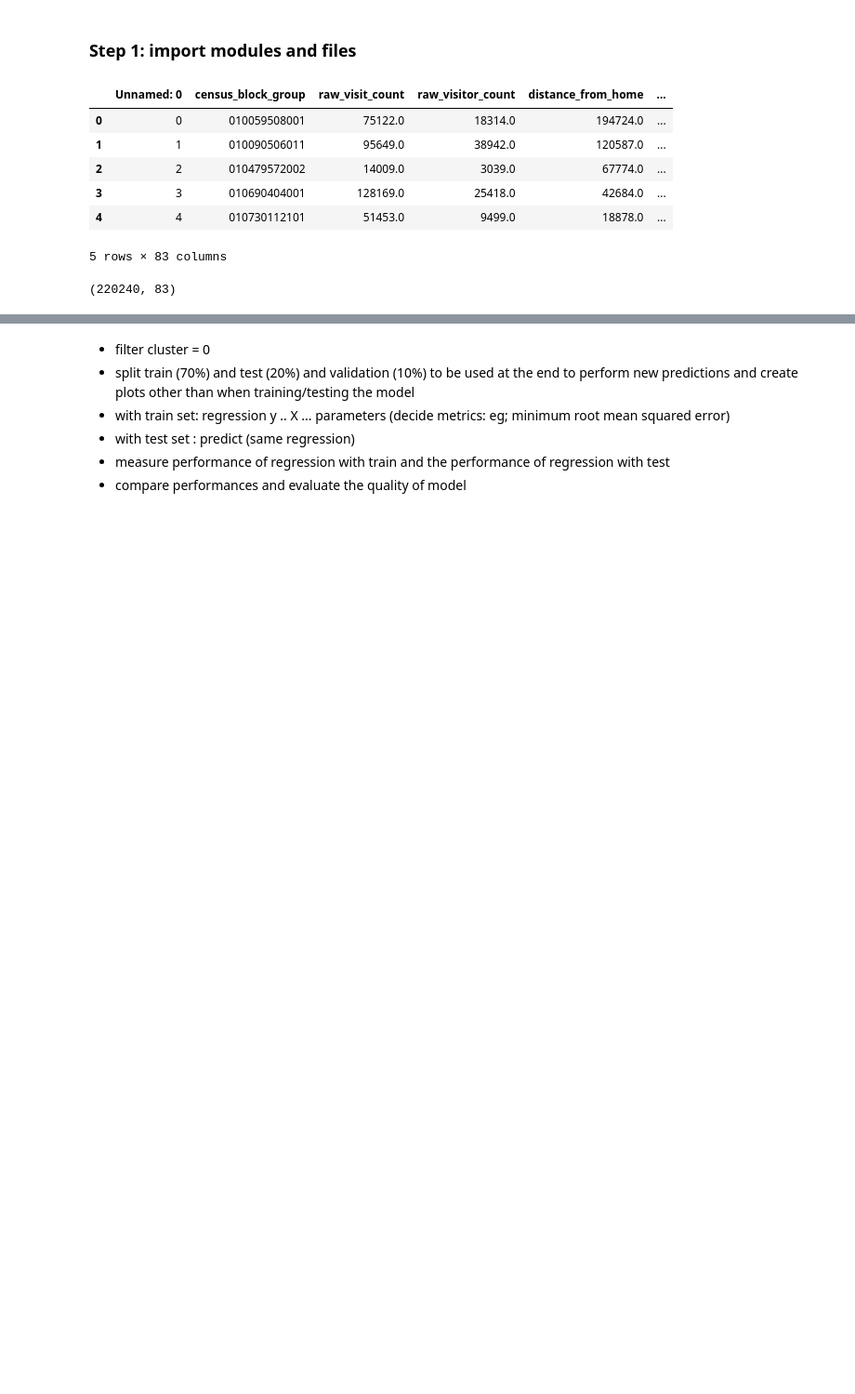
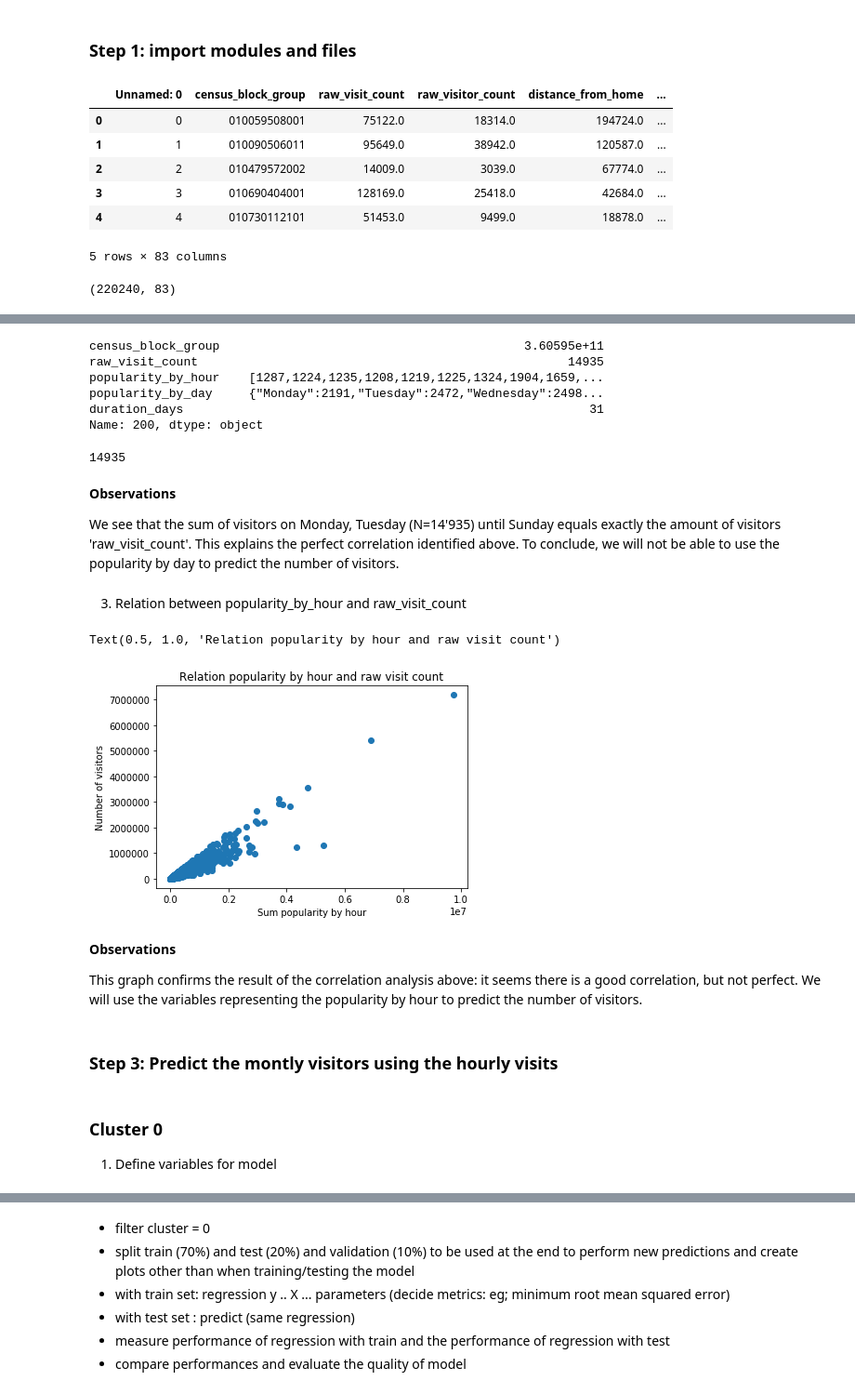
Before and after one commit to Crosita/Capstone-Project-1, a Jupyter notebook: Machine Learning_Capstone_1.ipynb, the cells around one changed output, grey strips where cells are left out. Shown at 93% size. Saved outputs shown, nothing was run; the diff lists cells and outputs as text; code cells hidden in the pictures; blank space fills up the shorter version.

```diff
--- a/Machine Learning_Capstone_1.ipynb
+++ b/Machine Learning_Capstone_1.ipynb
@@ -37 +27,4 @@ import hdbscan
+# %%
+#initial dataset
+df = pd.read_csv('/Users/colinechabloz/Desktop/Datasets/cbg_patterns.csv')
 # %%
@@ -56,0 +90,3 @@ x_cols1_df.shape
+# %%
+df['duration'] = df['date_range_end'] - df['date_range_start']
+df['duration_days'] = df['duration'] / 86400
@@ -56,0 +97,38 @@ x_cols1_df.shape
+# %%
+df.loc[row_index, cols]
+# %% [output]
+census_block_group                                          3.60595e+11
+raw_visit_count                                                   14935
+popularity_by_hour    [1287,1224,1235,1208,1219,1225,1324,1904,1659,...
+popularity_by_day     {"Monday":2191,"Tuesday":2472,"Wednesday":2498...
+duration_days                                                        31
+Name: 200, dtype: object
+# %%
+np.sum(list(eval(df.loc[row_index, 'popularity_by_day']).values()))
+# %% [output]
+14935
+# %% [markdown]
+**Observations**
+
+We see that the sum of visitors on Monday, Tuesday (N=14'935) until Sunday equals exactly the amount of visitors 'raw_visit_count'. This explains the perfect correlation identified above. To conclude, we will not be able to use the popularity by day to predict the number of visitors.
+# %% [markdown]
+3. Relation between popularity_by_hour and raw_visit_count
+# %%
+df.loc[:, 'sum_popularity_by_hour'] = df['popularity_by_hour'].apply(lambda x: np.sum(list(eval(x))))
+# %%
+plt.scatter(df.sum_popularity_by_hour, df.raw_visit_count)
+plt.xlabel('Sum popularity by hour')
+plt.ylabel('Number of visitors')
+plt.title('Relation popularity by hour and raw visit count')
+# %% [output]
+Text(0.5, 1.0, 'Relation popularity by hour and raw visit count')
+[figure, added]
+# %% [markdown]
+**Observations**
+
+This graph confirms the result of the correlation analysis above: it seems there is a good correlation, but not perfect. We will use the variables representing the popularity by hour to predict the number of visitors.
+# %% [markdown]
+### Step 3: Predict the montly visitors using the hourly visits
+# %% [markdown]
+### Cluster 0
+1. Define variables for model
```
Also changed, not shown: parts of 100 cells of this notebook.
